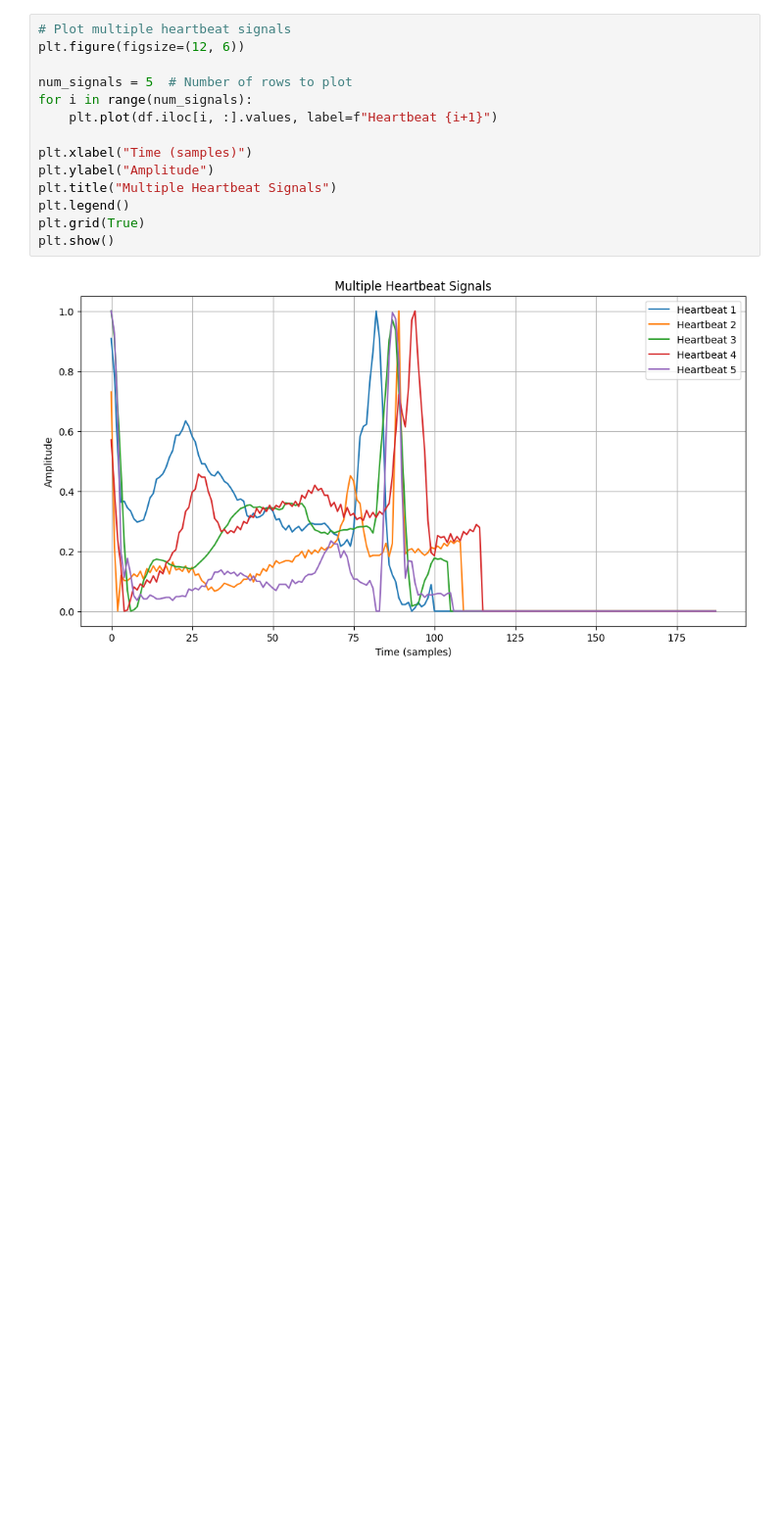
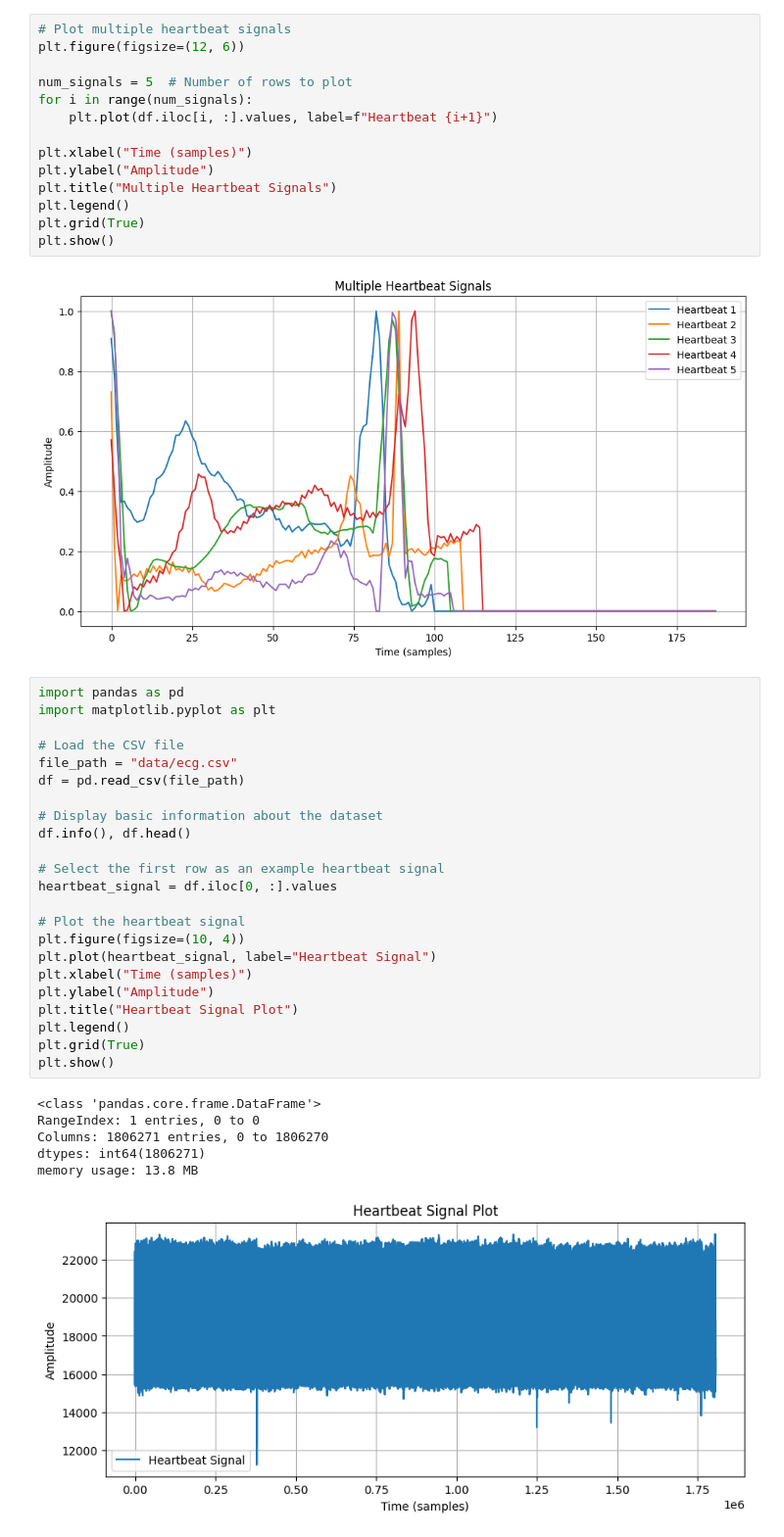
Before and after one commit to aliuliare/Physiological-signal-processing, a Jupyter notebook: signals.ipynb, the cells around one changed output. Shown: that part at 98% size. Drawn from its saved outputs; the diff is of its cells as text; blank space fills up the shorter version.

Commit message:
small signal changes

```diff
--- a/signals.ipynb
+++ b/signals.ipynb
@@ -66,3 +66,33 @@ plt.grid(True)
 plt.show()
 # %% [output]
 [figure]
+# %%
+import pandas as pd
+import matplotlib.pyplot as plt
+
+# Load the CSV file
+file_path = "data/ecg.csv"
+df = pd.read_csv(file_path)
+
+# Display basic information about the dataset
+df.info(), df.head()
+
+# Select the first row as an example heartbeat signal
+heartbeat_signal = df.iloc[0, :].values
+
+# Plot the heartbeat signal
+plt.figure(figsize=(10, 4))
+plt.plot(heartbeat_signal, label="Heartbeat Signal")
+plt.xlabel("Time (samples)")
+plt.ylabel("Amplitude")
+plt.title("Heartbeat Signal Plot")
+plt.legend()
+plt.grid(True)
+plt.show()
+# %% [output]
+<class 'pandas.core.frame.DataFrame'>
+RangeIndex: 1 entries, 0 to 0
+Columns: 1806271 entries, 0 to 1806270
+dtypes: int64(1806271)
+memory usage: 13.8 MB
+[figure, added]
```
Also changed, not shown: parts of 1 cell of this notebook, 1 other file.
